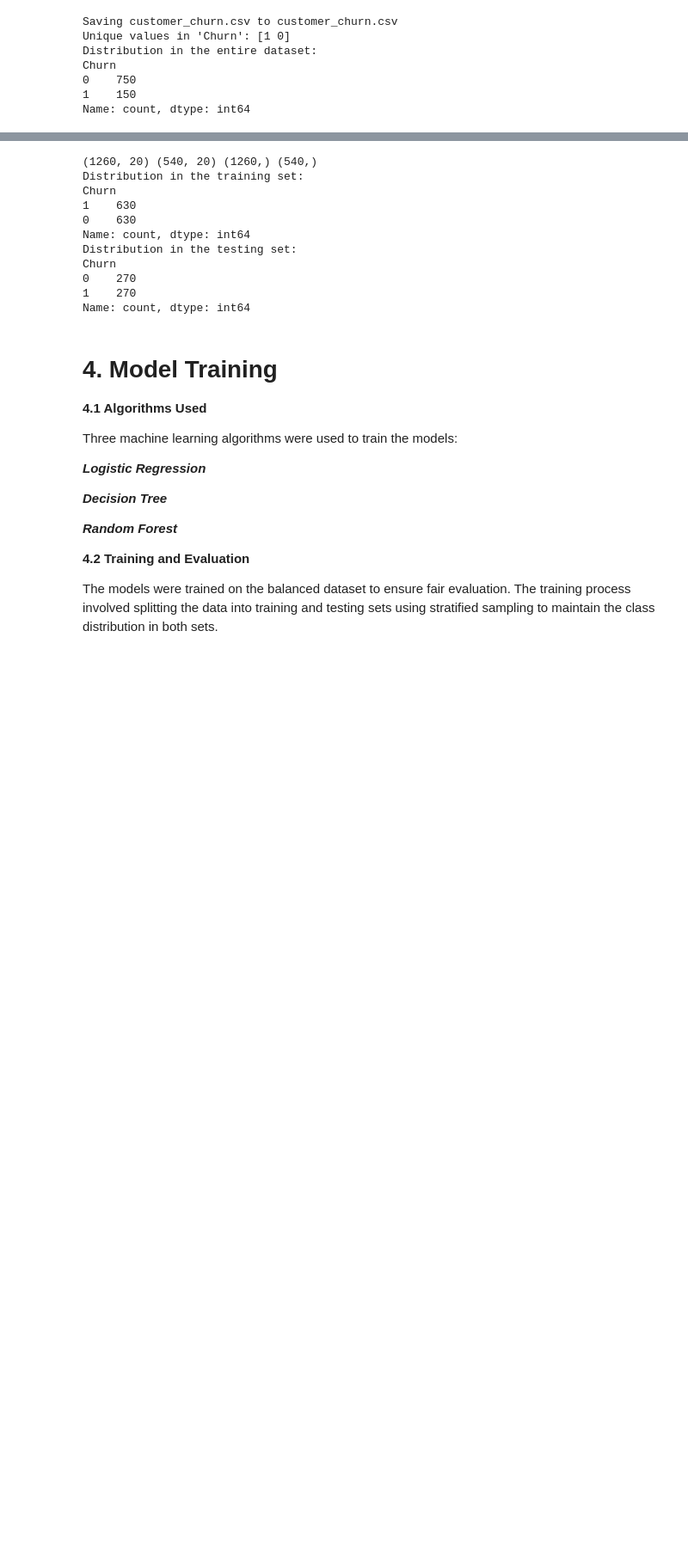
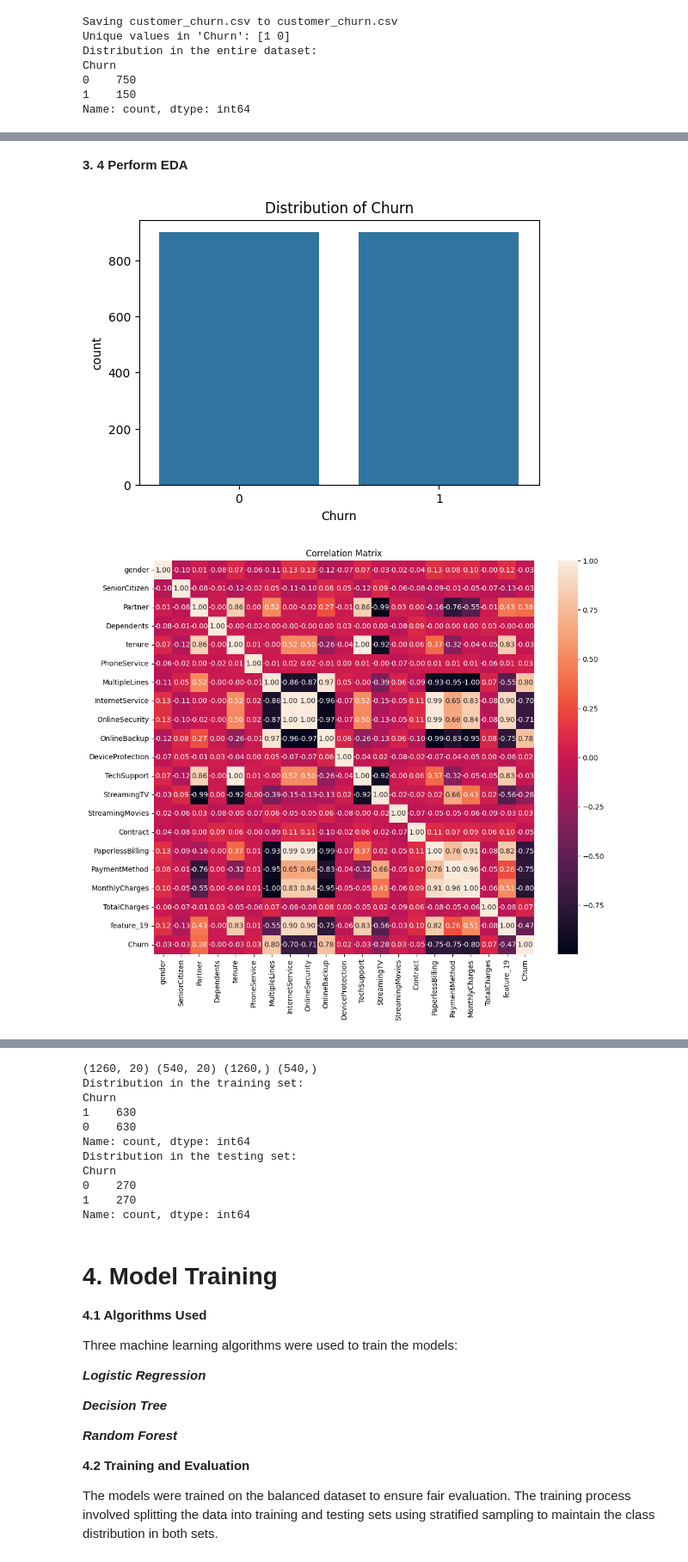
Before and after one commit to TAlkam/predicting-customer-churn, a Jupyter notebook: Predicting_customer_churn.ipynb, the cells around one changed output, grey strips where cells are left out. Shown: that part at 86% size. Saved outputs shown, nothing was run; the diff lists cells and outputs as text; code cells hidden in the pictures; blank space fills up the shorter version.

```diff
--- a/Predicting_customer_churn.ipynb
+++ b/Predicting_customer_churn.ipynb
@@ -195,0 +222,9 @@ Name: count, dtype: int64
+# %%
+# Upload the file
+uploaded = files.upload()
+
+# Load the labeled synthetic dataset
+df_synthetic_labeled_balanced = pd.read_csv('synthetic_dataset_labeled_balanced.csv')
+
+# Display the first few rows to verify
+df_synthetic_labeled_balanced.head()
@@ -195,0 +241,22 @@ Name: count, dtype: int64
+# %% [markdown]
+**3. 4 Perform EDA**
+# %%
+import matplotlib.pyplot as plt
+import seaborn as sns
+
+# Plot the distribution of the target variable
+plt.figure(figsize=(6, 4))
+sns.countplot(x='Churn', data=df_synthetic_labeled_balanced)
+plt.title('Distribution of Churn')
+plt.show()
+
+# Plot correlations only for numeric columns
+plt.figure(figsize=(12, 10))
+numeric_cols = df_synthetic_labeled_balanced.select_dtypes(include=['float64', 'int64']).columns
+correlation_matrix = df_synthetic_labeled_balanced[numeric_cols].corr()
+sns.heatmap(correlation_matrix, annot=True, fmt=".2f")
+plt.title('Correlation Matrix')
+plt.show()
+# %% [output]
+[figure, added]
+[figure, added]
```
Also changed, not shown: parts of 38 cells of this notebook.
